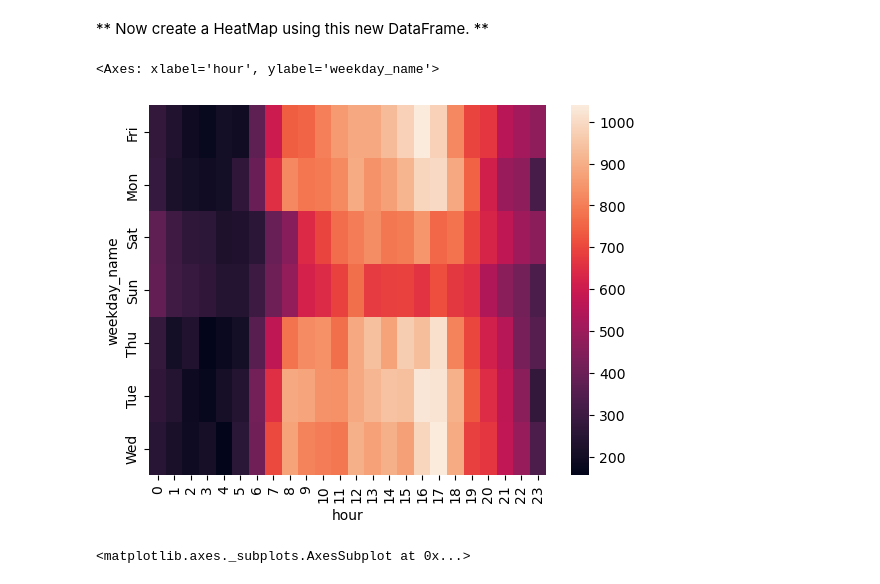
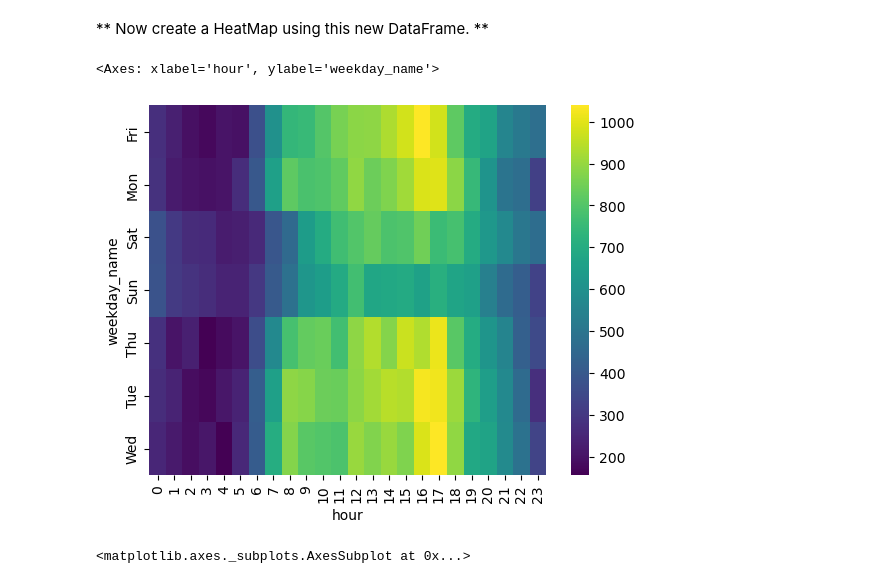
Before and after one commit to LuisReyes98/udemy-machine-learning, a Jupyter notebook: 10-Data-Capstone-Projects/01-911 Calls Data Capstone Project.ipynb, the cells around one changed output. Drawn from its saved outputs; the diff is of its cells as text; code cells hidden in the pictures.

```diff
--- a/10-Data-Capstone-Projects/01-911 Calls Data Capstone Project.ipynb
+++ b/10-Data-Capstone-Projects/01-911 Calls Data Capstone Project.ipynb
@@ -522,10 +520,11 @@ reordered_df
 # %%
 sns.heatmap(
   data=reordered_df,
+  cmap='viridis',
 )
 # %% [output]
 <Axes: xlabel='hour', ylabel='weekday_name'>
-[figure, old version]
+[figure, new version]
 # %%
 # %% [output]
 <matplotlib.axes._subplots.AxesSubplot at 0x...>
```
Also changed, not shown: parts of 8 cells of this notebook.
